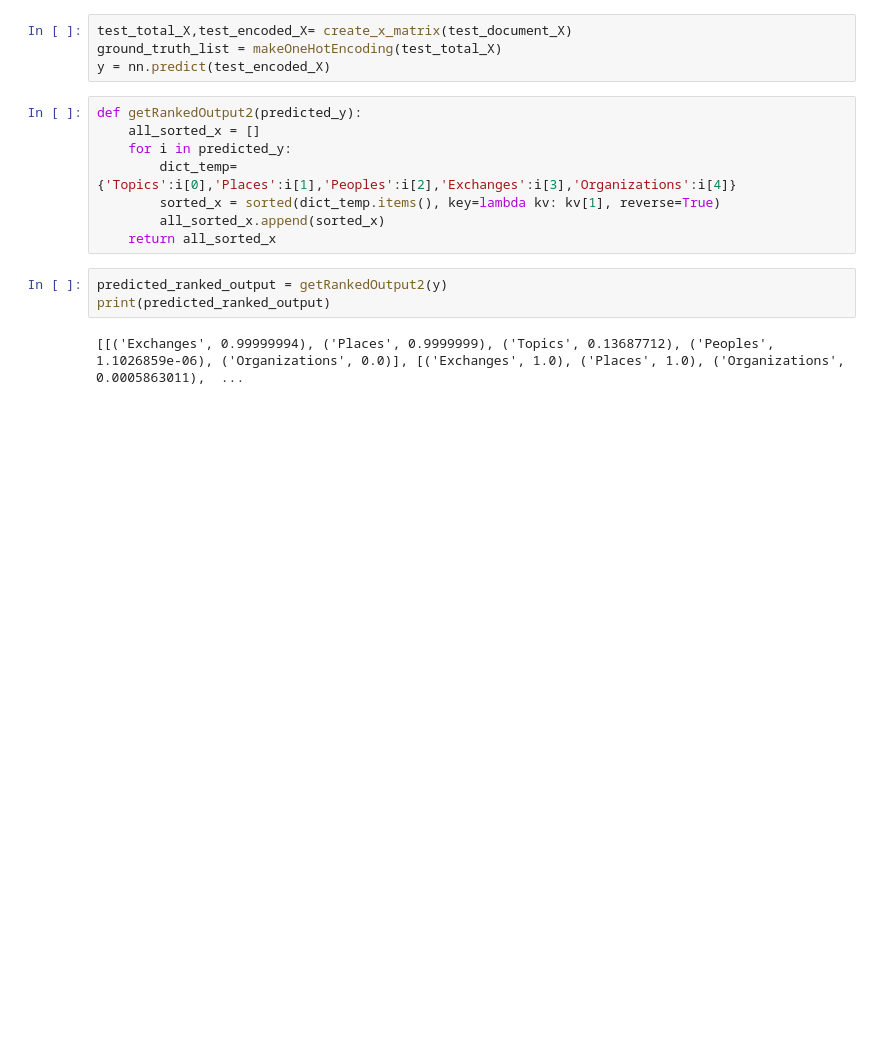
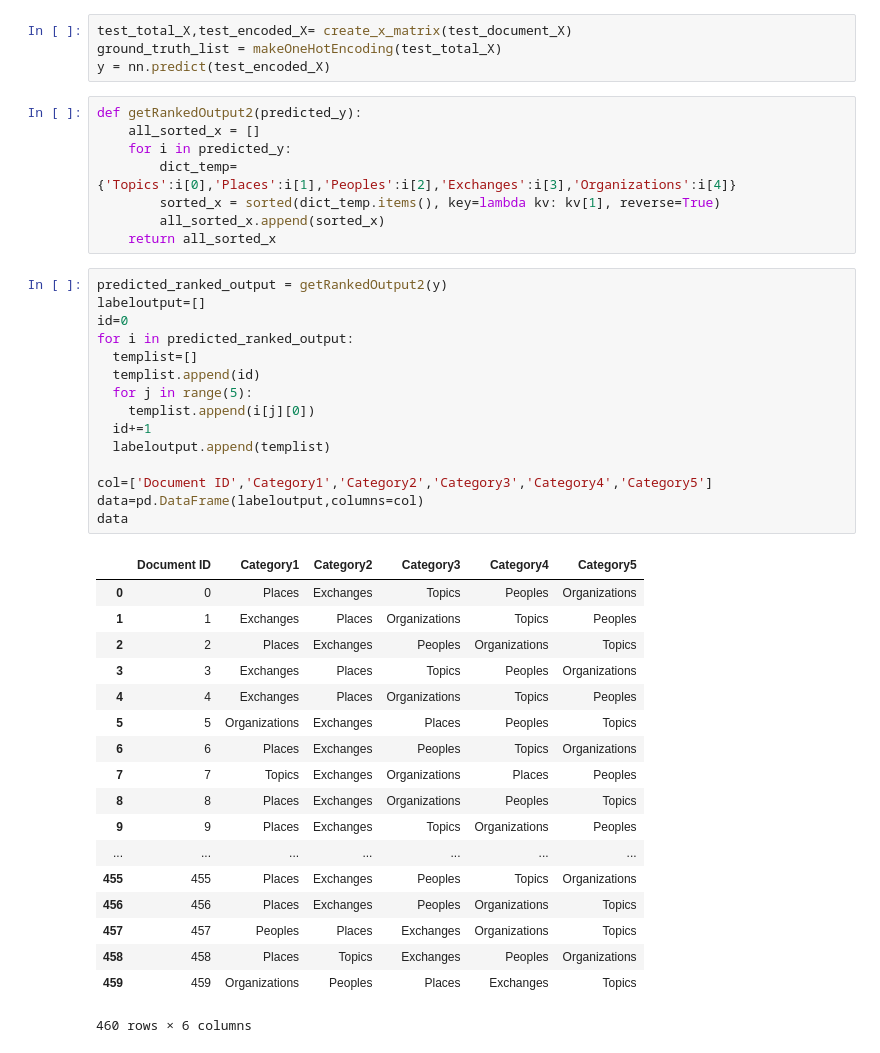
Before and after one commit to 20188202010/SMAI, a Jupyter notebook: Category_ranking_keras_nn.ipynb, the cells around one changed output. Cells and saved outputs as stored; diff of their text form; blank space fills up the shorter version.

```diff
--- a/Category_ranking_keras_nn.ipynb
+++ b/Category_ranking_keras_nn.ipynb
@@ -250,8 +246,37 @@ def getRankedOutput2(predicted_y):
         sorted_x = sorted(dict_temp.items(), key=lambda kv: kv[1], reverse=True)
         all_sorted_x.append(sorted_x)
     return all_sorted_x
-# %%
-predicted_ranked_output = getRankedOutput2(y)
-print(predicted_ranked_output)
-# %% [output]
-[[('Exchanges', 0.99999994), ('Places', 0.9999999), ('Topics', 0.13687712), ('Peoples', 1.1026859e-06), ('Organizations', 0.0)], [('Exchanges', 1.0), ('Places', 1.0), ('Organizations', 0.0005863011),  ...
+# %%
+predicted_ranked_output = getRankedOutput2(y)
+labeloutput=[]
+id=0
+for i in predicted_ranked_output:
+  templist=[]
+  templist.append(id)
+  for j in range(5):
+    templist.append(i[j][0])
+  id+=1
+  labeloutput.append(templist)
+
+col=['Document ID','Category1','Category2','Category3','Category4','Category5']
+data=pd.DataFrame(labeloutput,columns=col)
+data
+# %% [output]
+|  | Document ID | Category1 | Category2 | Category3 | Category4 | Category5 |
+| 0 | 0 | Places | Exchanges | Topics | Peoples | Organizations |
+| 1 | 1 | Exchanges | Places | Organizations | Topics | Peoples |
+| 2 | 2 | Places | Exchanges | Peoples | Organizations | Topics |
+| 3 | 3 | Exchanges | Places | Topics | Peoples | Organizations |
+| 4 | 4 | Exchanges | Places | Organizations | Topics | Peoples |
+| 5 | 5 | Organizations | Exchanges | Places | Peoples | Topics |
+| 6 | 6 | Places | Exchanges | Peoples | Topics | Organizations |
+| 7 | 7 | Topics | Exchanges | Organizations | Places | Peoples |
+| 8 | 8 | Places | Exchanges | Organizations | Peoples | Topics |
+| 9 | 9 | Places | Exchanges | Topics | Organizations | Peoples |
+| ... | ... | ... | ... | ... | ... | ... |
+| 455 | 455 | Places | Exchanges | Peoples | Topics | Organizations |
+| 456 | 456 | Places | Exchanges | Peoples | Organizations | Topics |
+| 457 | 457 | Peoples | Places | Exchanges | Organizations | Topics |
+| 458 | 458 | Places | Topics | Exchanges | Peoples | Organizations |
+| 459 | 459 | Organizations | Peoples | Places | Exchanges | Topics |
+460 rows × 6 columns
```
Also changed, not shown: parts of 4 cells of this notebook, 1 other file.
